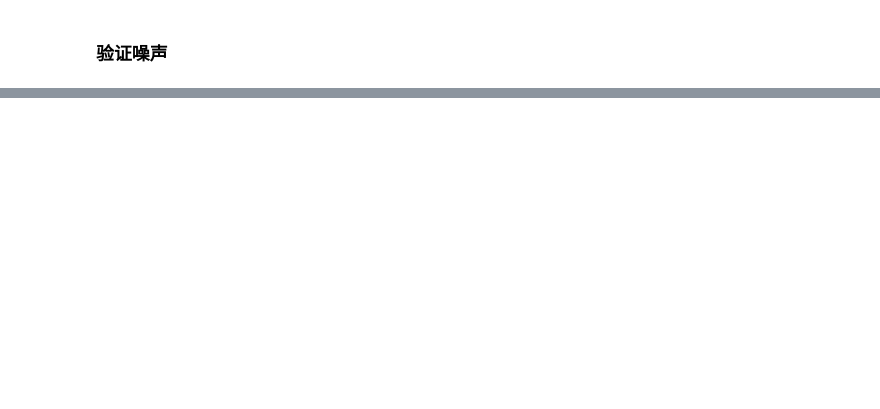
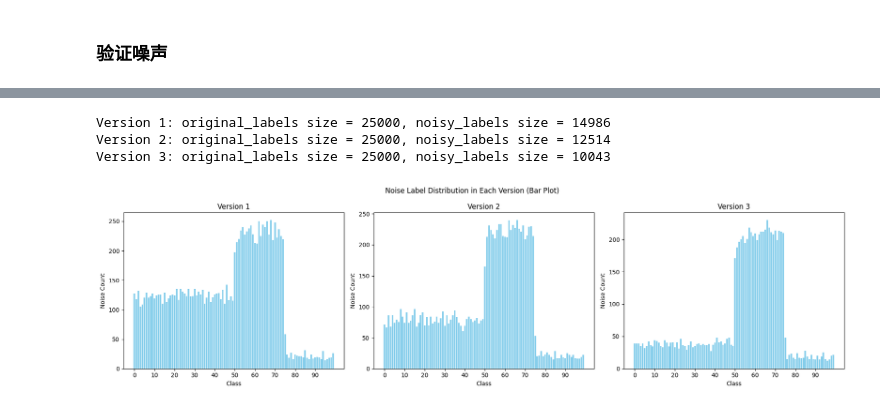
Before and after one commit to rainmilk/contra, a Jupyter notebook: result_analysis/dataset_analysis.ipynb, the cells around one changed output, grey strips where cells are left out. Drawn from its saved outputs; the diff is of its cells as text; code cells hidden in the pictures; blank space fills up the shorter version.

```diff
--- a/result_analysis/dataset_analysis.ipynb
+++ b/result_analysis/dataset_analysis.ipynb
@@ -731,0 +910,80 @@ Error loading labels for version 3: [Errno 2] No such file or directory: '../dat
+# %%
+import os
+import numpy as np
+import matplotlib.pyplot as plt
+import torch
+
+# 定义数据集的路径
+base_dir_asym = "../data/cifar-100/gen/nr_0.2_nt_asymmetric"
+base_dir_sym = "../data/cifar-100/gen/nr_0.2_nt_symmetric"
+num_versions = 3  # 假设有3个增量版本
+num_classes = 100  # CIFAR-100 共有100个类
+num_replay_samples = 2500  # D_a 包含的样本数
+
+# 加载每个版本的原始标签和噪声标签
+def load_labels(version, base_dir):
+    original_labels_path = os.path.join(
+        base_dir, f"D_inc_0_labels.npy"
+    )  # 使用固定的增量标签文件
+    noisy_labels_path = os.path.join(base_dir, f"D_tr_labels_version_{version}.npy")
+
+    try:
+        original_labels = torch.load(original_labels_path).numpy()  # 使用 torch.load
+        noisy_labels = torch.load(noisy_labels_path).numpy()
+
+        # 调试输出标签的大小
+        print(
+            f"Version {version}: original_labels size = {original_labels.size}, noisy_labels size = {noisy_labels.size}"
+        )
+
+        # 剔除重放数据 D_a 的标签部分
+        noisy_labels = noisy_labels[num_replay_samples:]  # 从增量部分开始
+
+        # 确保 noisy_labels 与 original_labels 大小一致
+        if len(noisy_labels) > len(original_labels):
+            noisy_labels = noisy_labels[: len(original_labels)]
+
+        return original_labels, noisy_labels
+    except Exception as e:
+        print(f"Error loading labels for version {version}: {e}")
+        return None, None
+
+# 计算并使用条形图显示噪声标签的分布
+def plot_noise_bar(base_dir):
+    plt.style.use("default")
+    fig, axs = plt.subplots(1, num_versions, figsize=(18, 5))
+    fig.suptitle("Noise Label Distribution in Each Version (Bar Plot)")
+
+    for version in range(1, num_versions + 1):
+        original_labels, noisy_labels = load_labels(version, base_dir)
+
+        if original_labels is None or noisy_labels is None:
+            continue  # 如果加载失败，则跳过该版本
+
+        # 统计噪声标签的数量
+        noise_mask = original_labels != noisy_labels  # 标签不同的部分即为噪声
+        noisy_labels_only = noisy_labels[noise_mask]
+
+        # 统计每个类的噪声标签数量
+        noise_counts = np.zeros(num_classes)
+        for label in range(num_classes):
+            noise_counts[label] = np.sum(noisy_labels_only == label)
+
+        # 绘制条形图
+        axs[version - 1].bar(range(num_classes), noise_counts, color="skyblue")
+        axs[version - 1].set_title(f"Version {version}")
+        axs[version - 1].set_xlabel("Class")
+        axs[version - 1].set_ylabel("Noise Count")
+        axs[version - 1].set_xticks(range(0, num_classes, 10))  # 每10个类显示一次标签
+
+    plt.tight_layout()
+    plt.show()
+
+# 验证并使用条形图可视化各版本中的标签噪声分布
+plot_noise_bar(base_dir_asym)
+plot_noise_bar(base_dir_sym)
+# %% [output]
+Version 1: original_labels size = 25000, noisy_labels size = 14986
+Version 2: original_labels size = 25000, noisy_labels size = 12514
+Version 3: original_labels size = 25000, noisy_labels size = 10043
+[figure, added]
```
Also changed, not shown: parts of 6 cells of this notebook, 4 other files.
